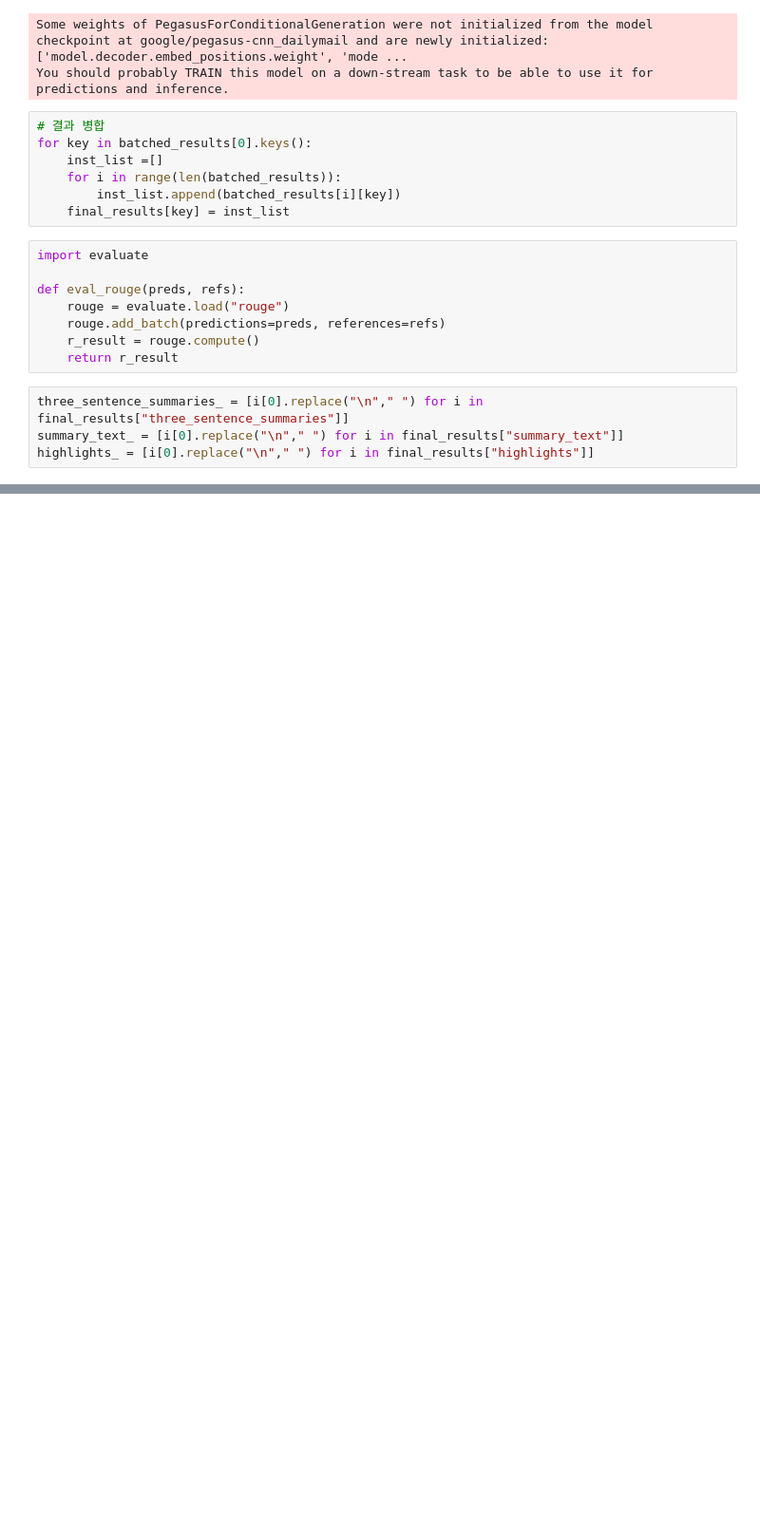
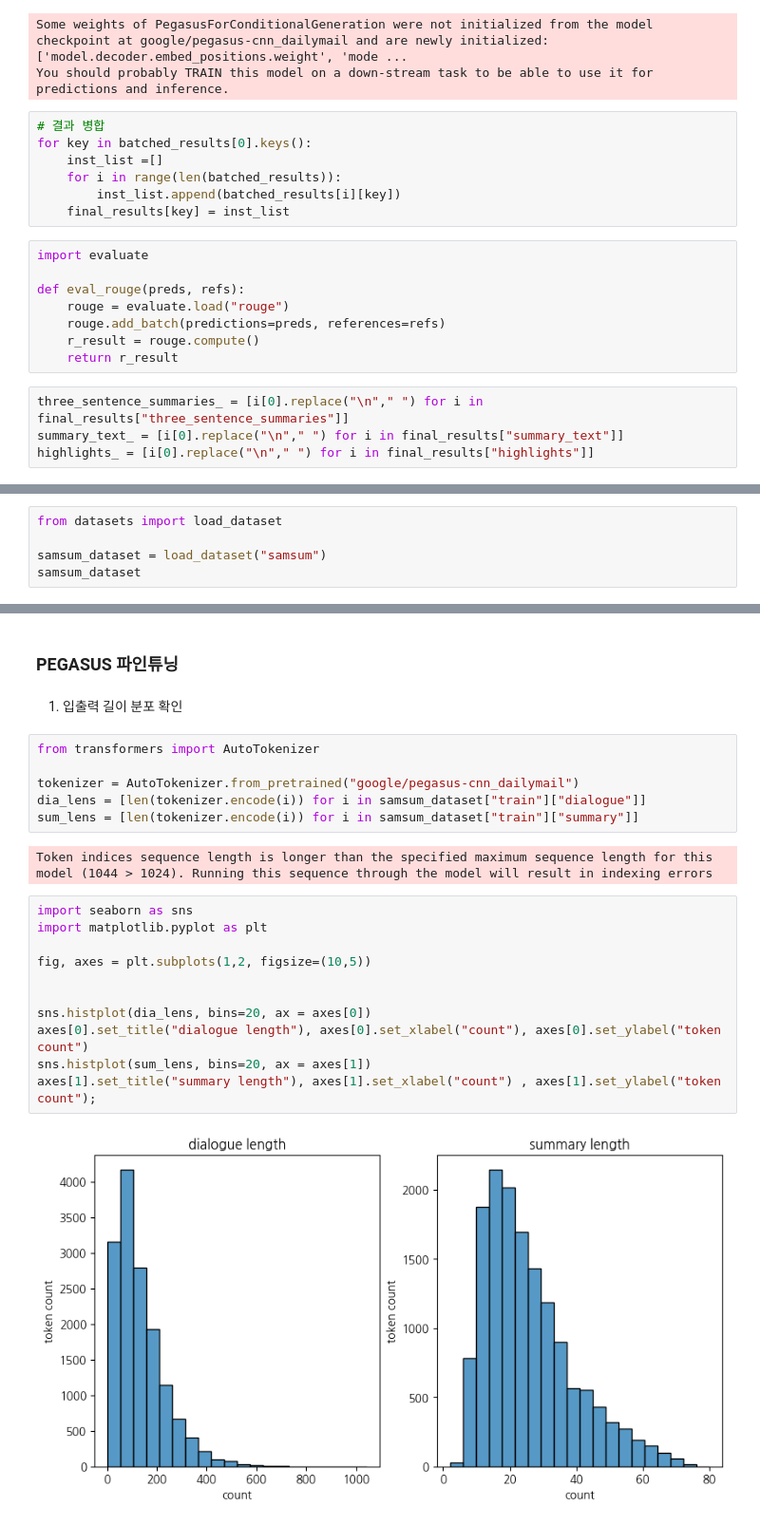
Before and after one commit to tommyjin2894/ai_study_transformer, a Jupyter notebook: 06_summarization.ipynb, the cells around one changed output, grey strips where cells are left out. Shown at 95% size. Drawn from its saved outputs; the diff is of its cells as text; blank space fills up the shorter version.

```diff
--- a/06_summarization.ipynb
+++ b/06_summarization.ipynb
@@ -404,0 +393,5 @@ pd.DataFrame(data=[eval_rouge(three_sentence_summaries_, highlights_),
+# %%
+from datasets import load_dataset
+
+samsum_dataset = load_dataset("samsum")
+samsum_dataset
@@ -404,0 +463,25 @@ pd.DataFrame(data=[eval_rouge(three_sentence_summaries_, highlights_),
+# %% [markdown]
+### PEGASUS 파인튜닝
+# %% [markdown]
+1. 입출력 길이 분포 확인
+# %%
+from transformers import AutoTokenizer
+
+tokenizer = AutoTokenizer.from_pretrained("google/pegasus-cnn_dailymail")
+dia_lens = [len(tokenizer.encode(i)) for i in samsum_dataset["train"]["dialogue"]]
+sum_lens = [len(tokenizer.encode(i)) for i in samsum_dataset["train"]["summary"]]
+# %% [output]
+Token indices sequence length is longer than the specified maximum sequence length for this model (1044 > 1024). Running this sequence through the model will result in indexing errors
+# %%
+import seaborn as sns
+import matplotlib.pyplot as plt
+
+fig, axes = plt.subplots(1,2, figsize=(10,5))
+
+
+sns.histplot(dia_lens, bins=20, ax = axes[0])
+axes[0].set_title("dialogue length"), axes[0].set_xlabel("count"), axes[0].set_ylabel("token count")
+sns.histplot(sum_lens, bins=20, ax = axes[1])
+axes[1].set_title("summary length"), axes[1].set_xlabel("count") , axes[1].set_ylabel("token count");
+# %% [output]
+[figure, added]
```
Also changed, not shown: parts of 27 cells of this notebook, 2 other files.
